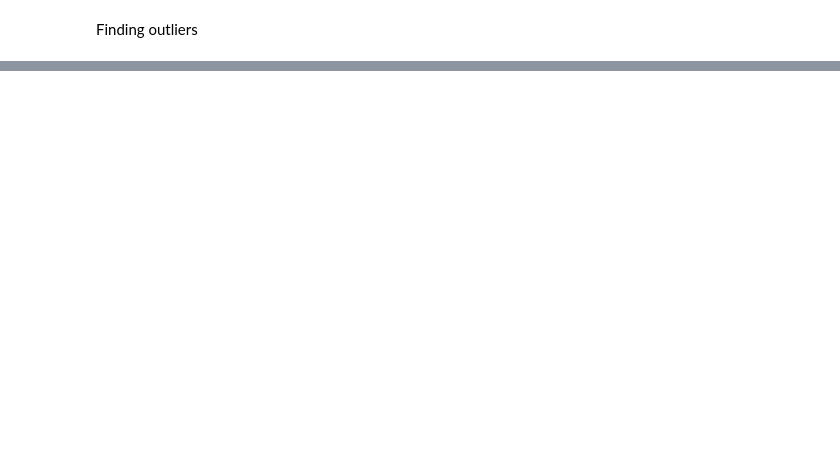
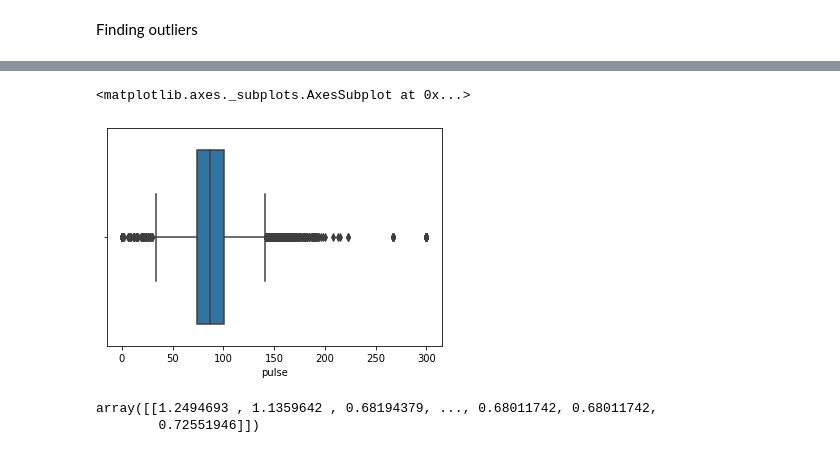
Before and after one commit to phraretein/patient_clustering, a Jupyter notebook: patient_clustering.ipynb, the cells around one changed output, grey strips where cells are left out. Cells and saved outputs as stored; diff of their text form; code cells hidden in the pictures; blank space fills up the shorter version.

```diff
--- a/patient_clustering.ipynb
+++ b/patient_clustering.ipynb
@@ -29,0 +22,3 @@ df_xray.head()
+# %%
+df_xray['xray_items'] = df_xray['xray_list'].str.split(",", n= -1)
+df_xray.head()
@@ -105,0 +147,12 @@ plt.show()
+# %%
+sns.boxplot(x=df['pulse'])
+# %% [output]
+<matplotlib.axes._subplots.AxesSubplot at 0x...>
+[figure, added]
+# %%
+# z-score outlier determination
+z = np.abs(stats.zscore(bps, axis=None, ddof=0, nan_policy='omit'))
+z
+# %% [output]
+array([[1.2494693 , 1.1359642 , 0.68194379, ..., 0.68011742, 0.68011742,
+        0.72551946]])
```
Also changed, not shown: parts of 21 cells of this notebook, 2 other files.
